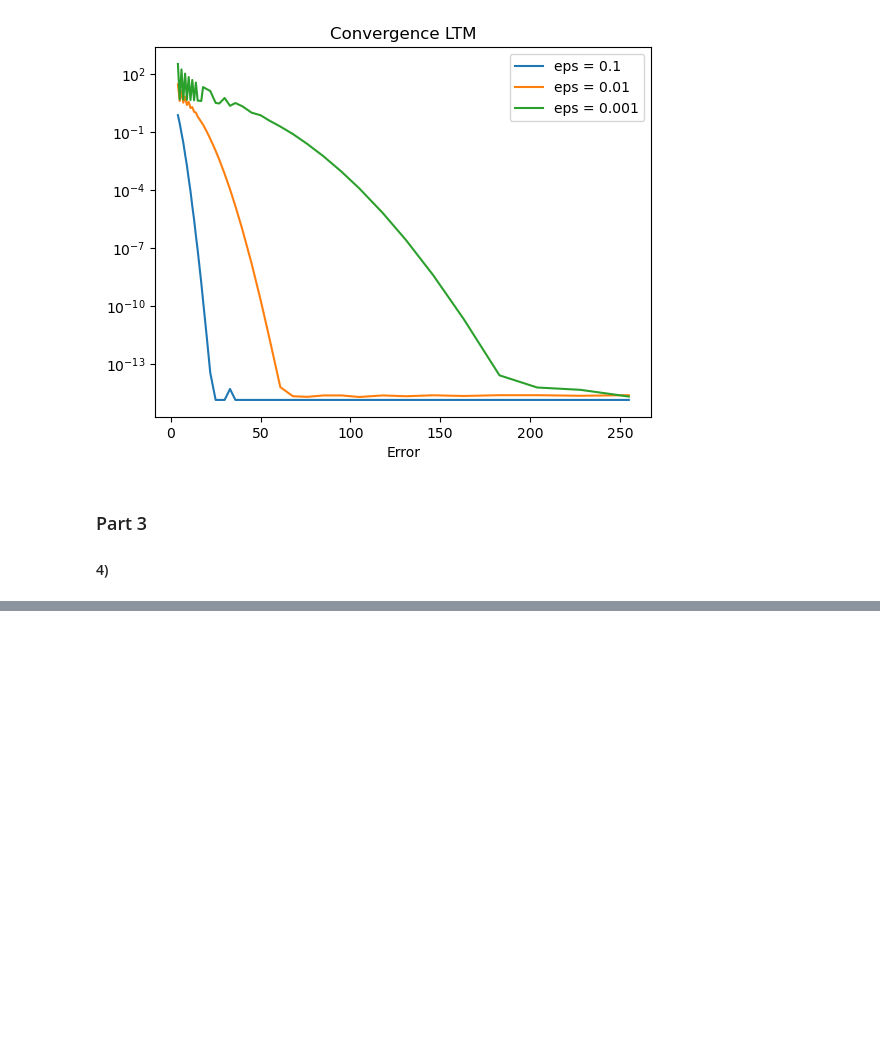
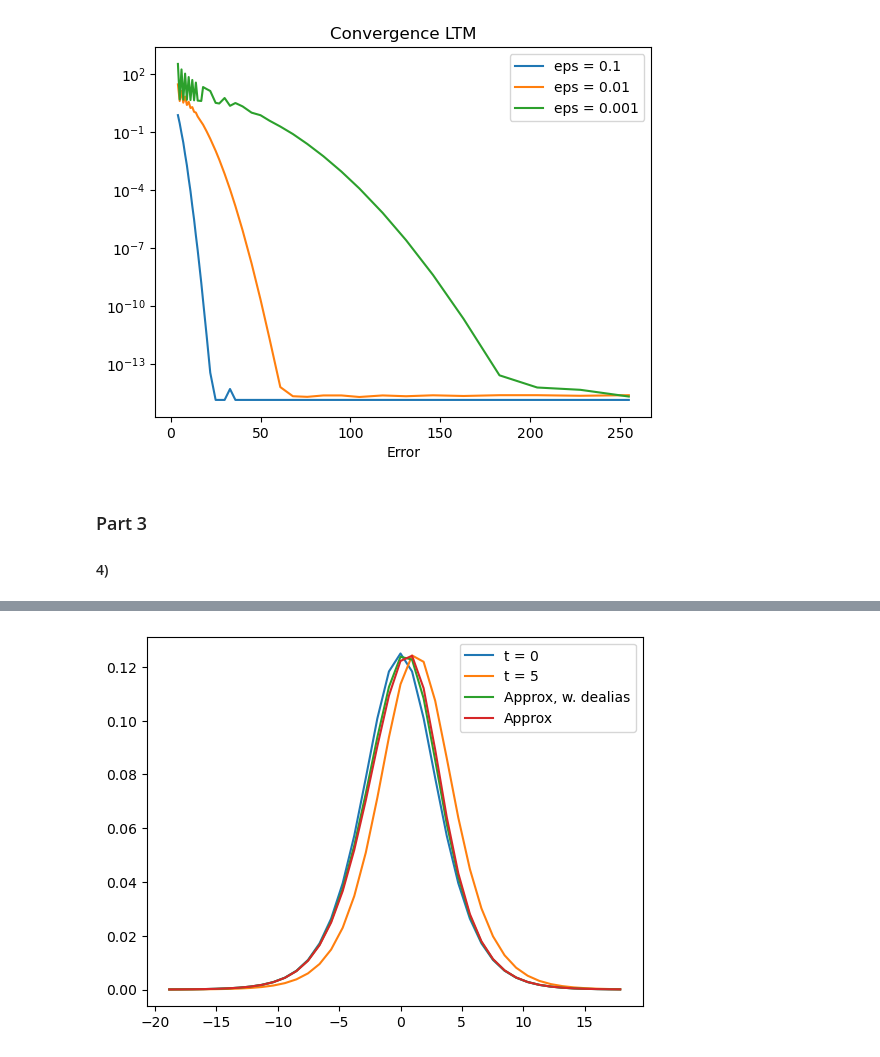
Before and after one commit to deding2000/02689_Assignments, a Jupyter notebook: assignment2.ipynb, the cells around one changed output, grey strips where cells are left out. Drawn from its saved outputs; the diff is of its cells as text; code cells hidden in the pictures; blank space fills up the shorter version.

```diff
--- a/assignment2.ipynb
+++ b/assignment2.ipynb
@@ -123,0 +148,81 @@ ValueError: not enough values to unpack (expected 3, got 2)
+# %%
+
+from methods import *
+from scipy.integrate import RK23, RK45, solve_ivp
+
+def sech(x):
+    return 2*np.exp(x)/(np.exp(2*x)+1)
+
+def true_u(x,t,c,x0):
+    return 1/2*c*sech(1/2*np.sqrt(c)*(x-c*t-x0))**2
+true_u = np.vectorize(true_u)
+
+def Dealias_orzag(u, v):
+    uhat = np.fft.fft(u)
+    vhat = np.fft.fft(v)
+    N = len(uhat)
+    M = int(np.ceil(3/2*N))
+    uhatpad = np.concatenate((uhat[:N//2], np.zeros(M - N), uhat[N//2:]))
+    vhatpad = np.concatenate((vhat[:N//2], np.zeros(M - N), vhat[N//2:]))
+    upad = np.fft.ifft(uhatpad)
+    vpad = np.fft.ifft(vhatpad)
+    wpad = upad * vpad
+    wpad_hat = np.fft.fft(wpad)
+    what = np.concatenate((wpad_hat[:N//2], wpad_hat[M - N//2:M]))
+    return np.fft.ifft(what).real
+
+def fourier_diff(f,scale):
+    N = len(f)
+    dx = 2*np.pi*scale/N
+    kk = 2 * np.pi * np.fft.fftfreq(N, d=dx)
+    return np.fft.ifft( 1j * kk * np.fft.fft(f) ).real/scale
+
+N = 40
+#xx = [j*np.pi*4/N-2*np.pi for j in range (N)]
+xx = np.arange(N)/N*2*np.pi
+Dx = Dmatrix_Fourier(N,xx)
+scale = 6
+trans = -scale*np.pi
+xx = scale*xx + trans
+Dx = Dx/scale
+
+dealias = True
+
+def RHS(t,u):
+    if dealias:
+        w = Dealias_orzag(u,fourier_diff(u,scale))
+    else:
+        w = u*fourier_diff(u,scale)
+    return -(6*w+fourier_diff(fourier_diff(fourier_diff(u,scale),scale),scale))
+#RHS = np.vectorize(RHS)
+
+c = 0.25
+x0 = np.zeros(N)
+t0 = 0
+tf = 5
+
+y0 = true_u(xx,t=t0,c=c,x0=x0)
+hmm = 6*y0*fourier_diff(y0,scale)+fourier_diff(fourier_diff(fourier_diff(y0,scale),scale),scale)
+test = RHS(t0,y0)
+
+def max_step(alpha,N,c):
+    return alpha*1.73/(N**3/8-3*N*0.5*c)
+alpha = 0.9
+
+
+#time_solver = RK23(RHS,t0=0,y0=y0,t_bound=0.1,vectorized=True)
+sol = solve_ivp(RHS,t_span=[t0,tf],y0=y0,method='RK23',max_step=max_step(alpha,N,c))
+times = sol.t
+uhat = sol.y
+
+plt.figure()
+plt.plot(xx,true_u(xx,t=0,c=c,x0=np.zeros(N)),label=f"t = {t0}")
+plt.plot(xx,true_u(xx,t=tf,c=c,x0=np.zeros(N)),label=f"t = {tf}")
+plt.plot(xx,uhat[:,-1],label="Approx, w. dealias")
+dealias = False
+sol = solve_ivp(RHS,t_span=[t0,tf],y0=y0,method='RK23')
+times = sol.t
+uhat = sol.y
+plt.plot(xx,uhat[:,-1],label="Approx")
+plt.legend()
+# %% [output]
@@ -123,0 +230 @@ ValueError: not enough values to unpack (expected 3, got 2)
+[figure, added]
```
Also changed, not shown: parts of 8 cells of this notebook, 1 other file.
